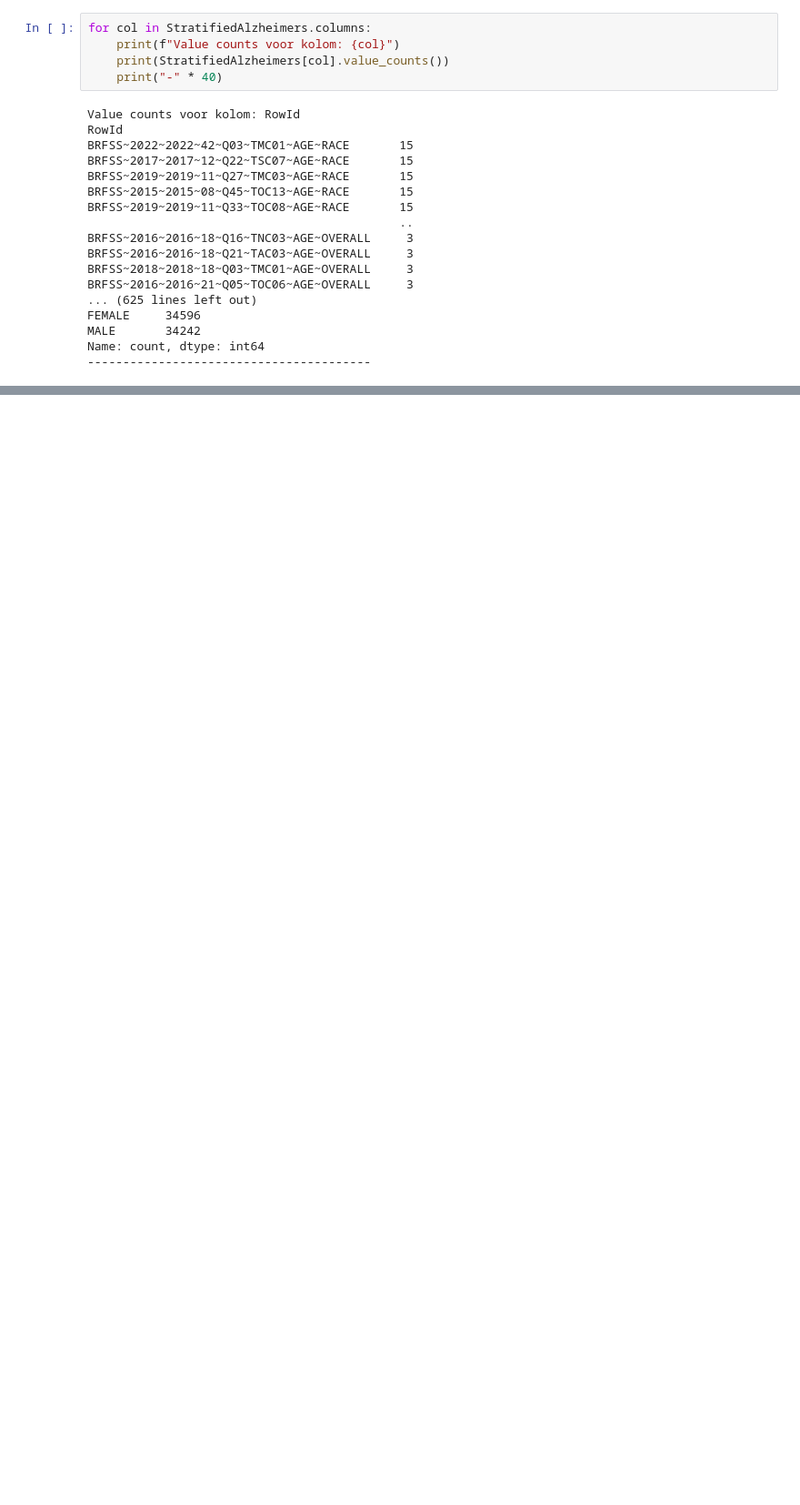
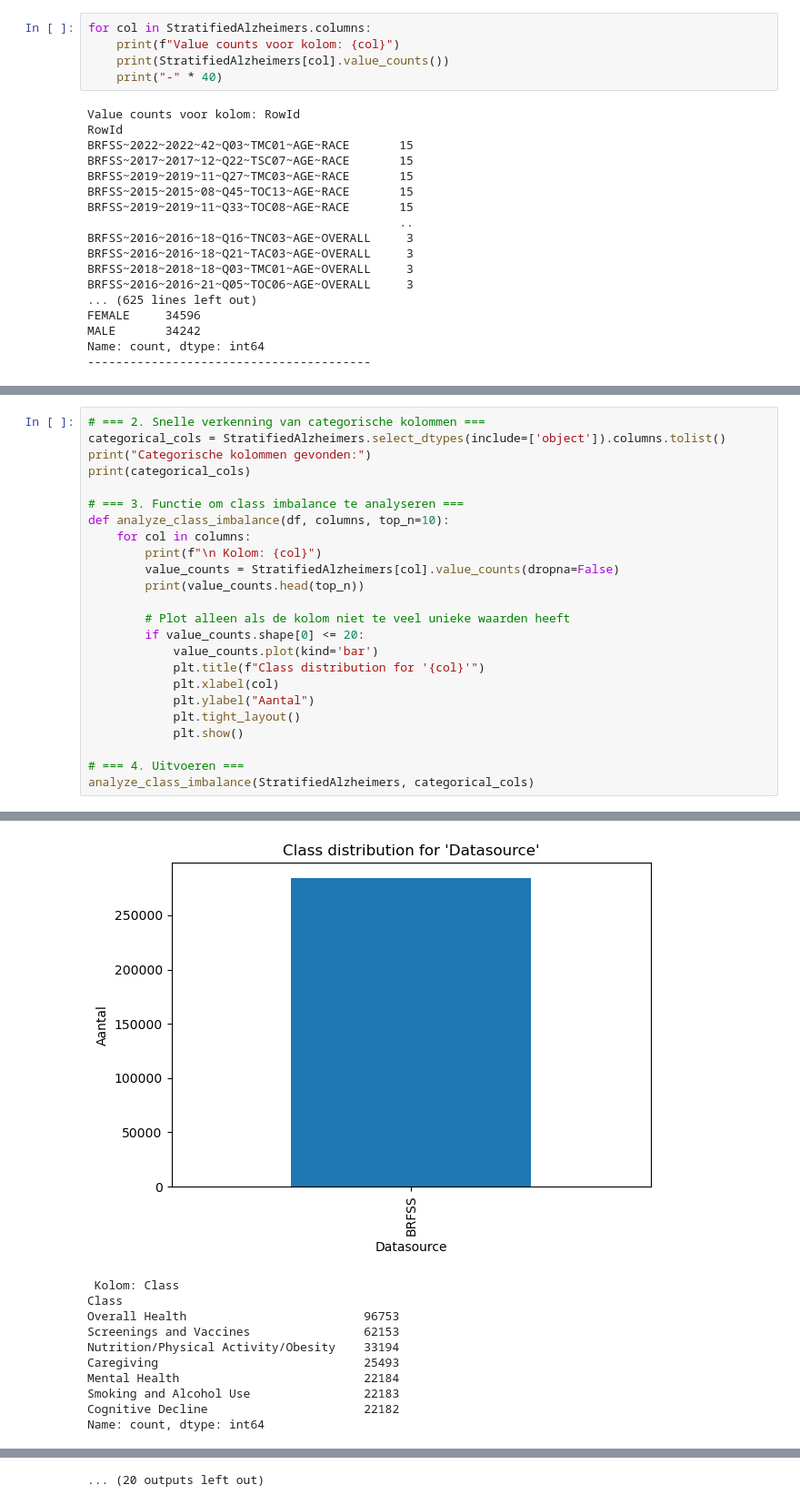
Before and after one commit to SimoneSanne/MSB1015-SV, a Jupyter notebook: Dataset 2 Stratified Alzheimer.ipynb, the cells around one changed output, grey strips where cells are left out. Shown at 91% size. Cells and saved outputs as stored; diff of their text form; blank space fills up the shorter version.

```diff
--- a/Dataset 2 Stratified Alzheimer.ipynb
+++ b/Dataset 2 Stratified Alzheimer.ipynb
@@ -133,0 +207,25 @@ Name: count, dtype: int64
+# %%
+# === 2. Snelle verkenning van categorische kolommen ===
+categorical_cols = StratifiedAlzheimers.select_dtypes(include=['object']).columns.tolist()
+print("Categorische kolommen gevonden:")
+print(categorical_cols)
+
+# === 3. Functie om class imbalance te analyseren ===
+def analyze_class_imbalance(df, columns, top_n=10):
+    for col in columns:
+        print(f"\n Kolom: {col}")
+        value_counts = StratifiedAlzheimers[col].value_counts(dropna=False)
+        print(value_counts.head(top_n))
+
+        # Plot alleen als de kolom niet te veel unieke waarden heeft
+        if value_counts.shape[0] <= 20:
+            value_counts.plot(kind='bar')
+            plt.title(f"Class distribution for '{col}'")
+            plt.xlabel(col)
+            plt.ylabel("Aantal")
+            plt.tight_layout()
+            plt.show()
+
+# === 4. Uitvoeren ===
+analyze_class_imbalance(StratifiedAlzheimers, categorical_cols)
+# %% [output]
@@ -133,0 +249,11 @@ Name: count, dtype: int64
+[figure, added]
+ Kolom: Class
+Class
+Overall Health                         96753
+Screenings and Vaccines                62153
+Nutrition/Physical Activity/Obesity    33194
+Caregiving                             25493
+Mental Health                          22184
+Smoking and Alcohol Use                22183
+Cognitive Decline                      22182
+Name: count, dtype: int64
@@ -133,0 +301 @@ Name: count, dtype: int64
+... (20 outputs left out)
```
Also changed, not shown: parts of 7 cells of this notebook.
